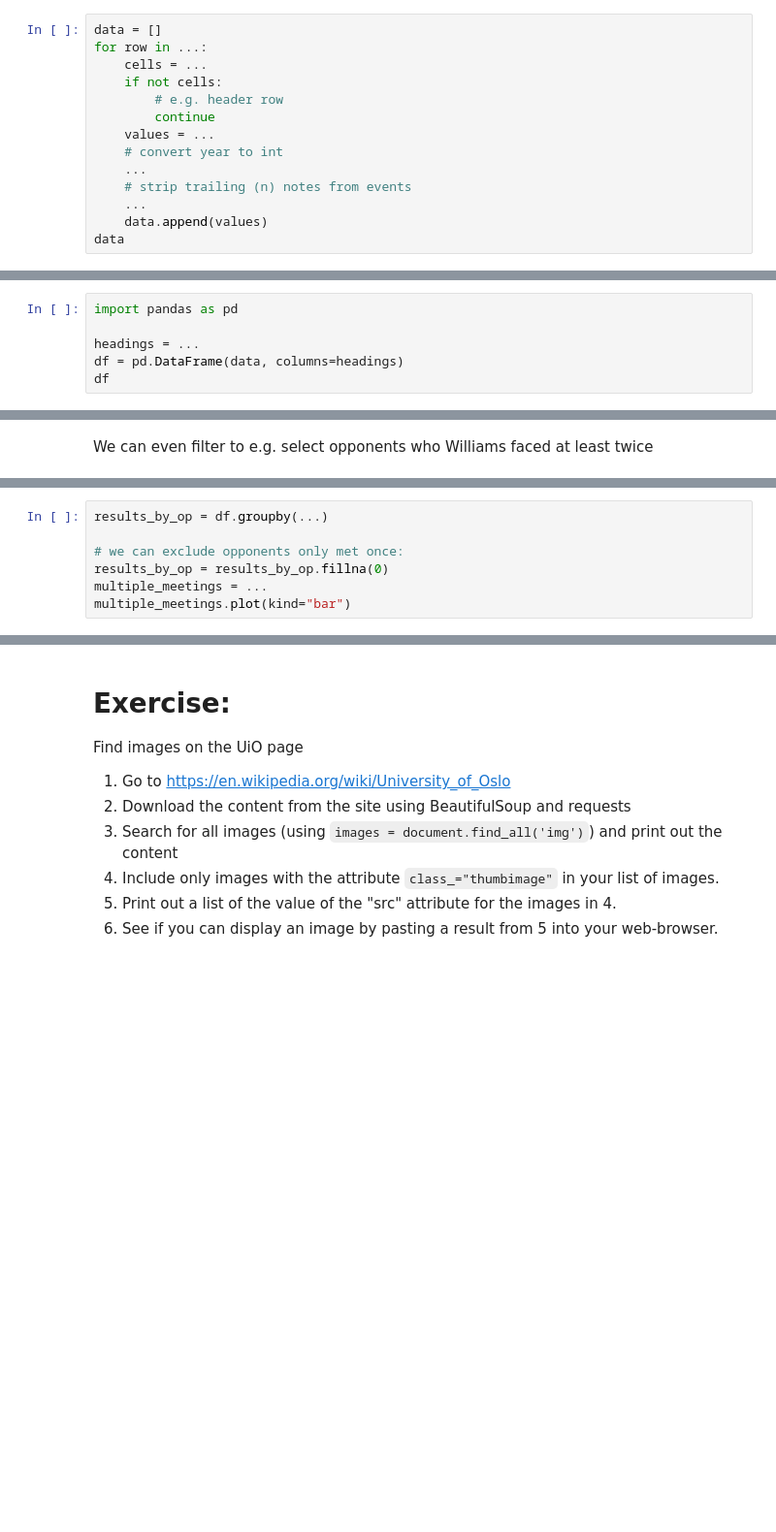
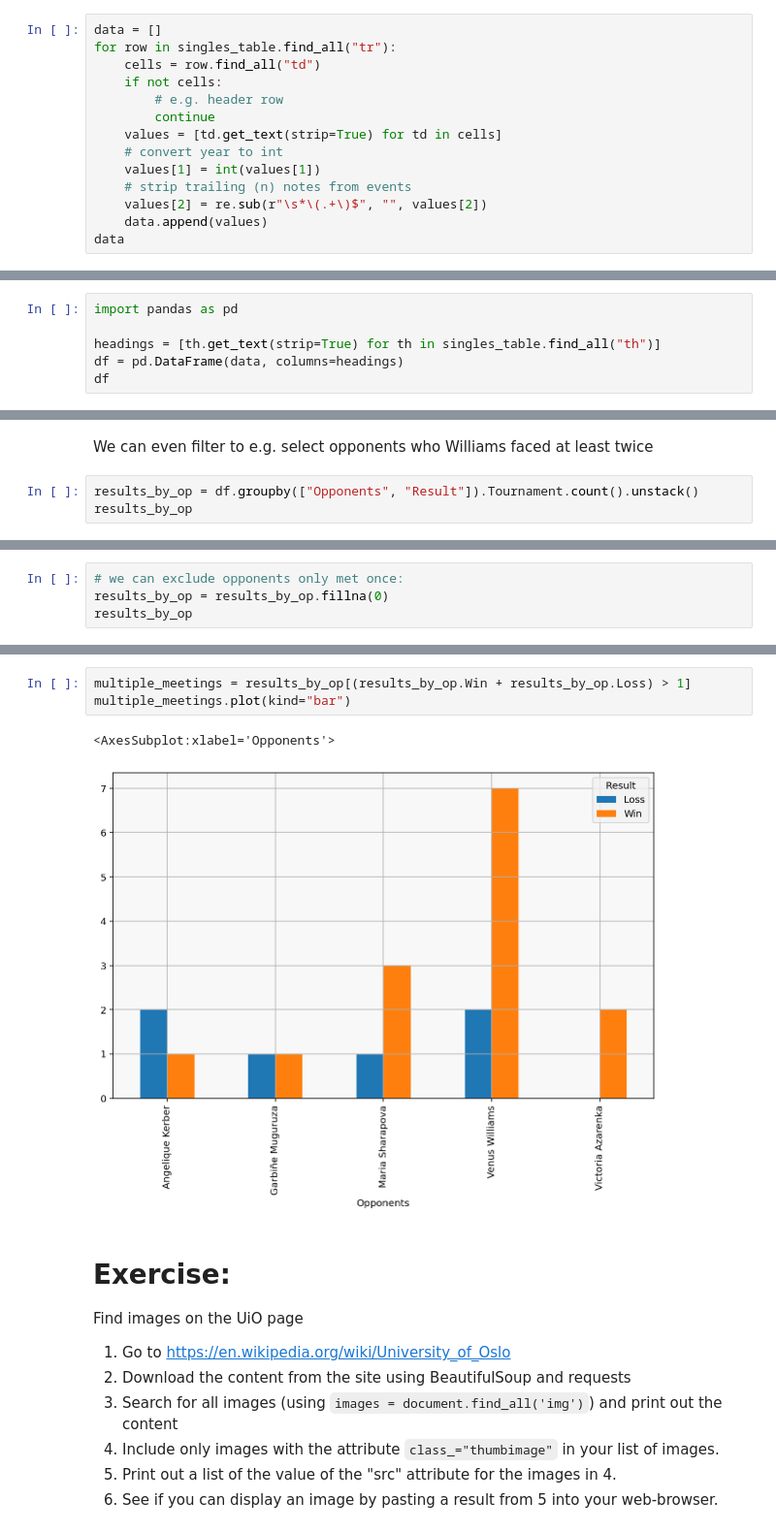
Before and after one commit to UiO-IN3110/UiO-IN3110.github.io, a Jupyter notebook: lectures/07-web-programming/Web scraping.ipynb, the cells around one changed output, grey strips where cells are left out. Shown at 97% size. Drawn from its saved outputs; the diff is of its cells as text; blank space fills up the shorter version.

```diff
--- a/lectures/07-web-programming/Web scraping.ipynb
+++ b/lectures/07-web-programming/Web scraping.ipynb
@@ -199,14 +380,14 @@ doubles_table = find_table_with_heading(document, ...)
 # %%
 data = []
-for row in ...:
-    cells = ...
+for row in singles_table.find_all("tr"):
+    cells = row.find_all("td")
     if not cells:
         # e.g. header row
         continue
-    values = ...
+    values = [td.get_text(strip=True) for td in cells]
     # convert year to int
-    ...
+    values[1] = int(values[1])
     # strip trailing (n) notes from events
-    ...
+    values[2] = re.sub(r"\s*\(.+\)$", "", values[2])
     data.append(values)
 data
@@ -217,6 +416,6 @@ You'll learn more about pandas next week.
 # %%
 import pandas as pd
 
-headings = ...
+headings = [th.get_text(strip=True) for th in singles_table.find_all("th")]
 df = pd.DataFrame(data, columns=headings)
 df
@@ -242,2 +496,5 @@ results_by_surface.plot(kind="bar")
 # %% [markdown]
 We can even filter to e.g. select opponents who Williams faced at least twice
+# %%
+results_by_op = df.groupby(["Opponents", "Result"]).Tournament.count().unstack()
+results_by_op
@@ -244,7 +520,4 @@ We can even filter to e.g. select opponents who Williams faced at least twice
 # %%
-results_by_op = df.groupby(...)
-
 # we can exclude opponents only met once:
 results_by_op = results_by_op.fillna(0)
-multiple_meetings = ...
-multiple_meetings.plot(kind="bar")
+results_by_op
@@ -251,3 +566,9 @@ multiple_meetings.plot(kind="bar")
+# %%
+multiple_meetings = results_by_op[(results_by_op.Win + results_by_op.Loss) > 1]
+multiple_meetings.plot(kind="bar")
+# %% [output]
+<AxesSubplot:xlabel='Opponents'>
+[figure, added]
 # %% [markdown]
 # Exercise:
 
```
Also changed, not shown: parts of 42 cells of this notebook.
